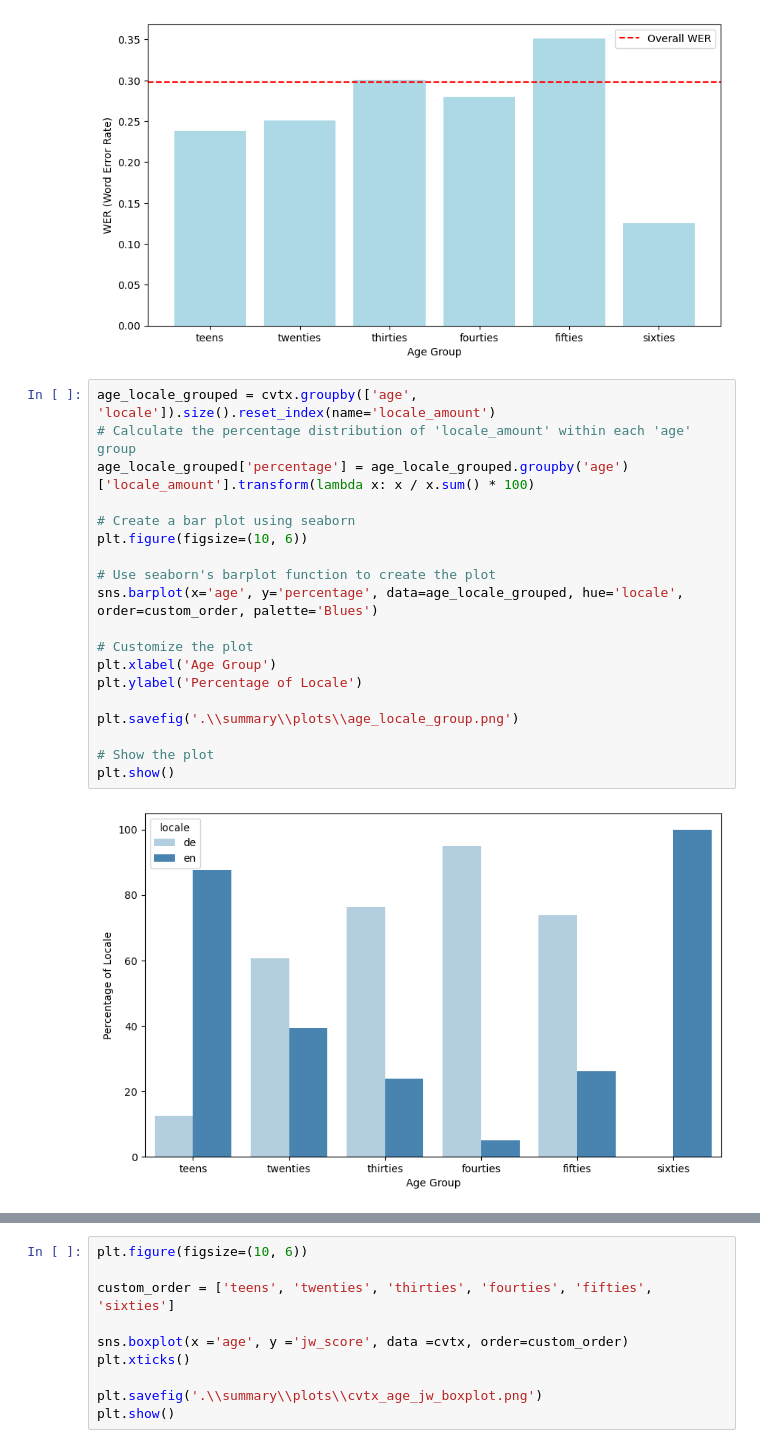
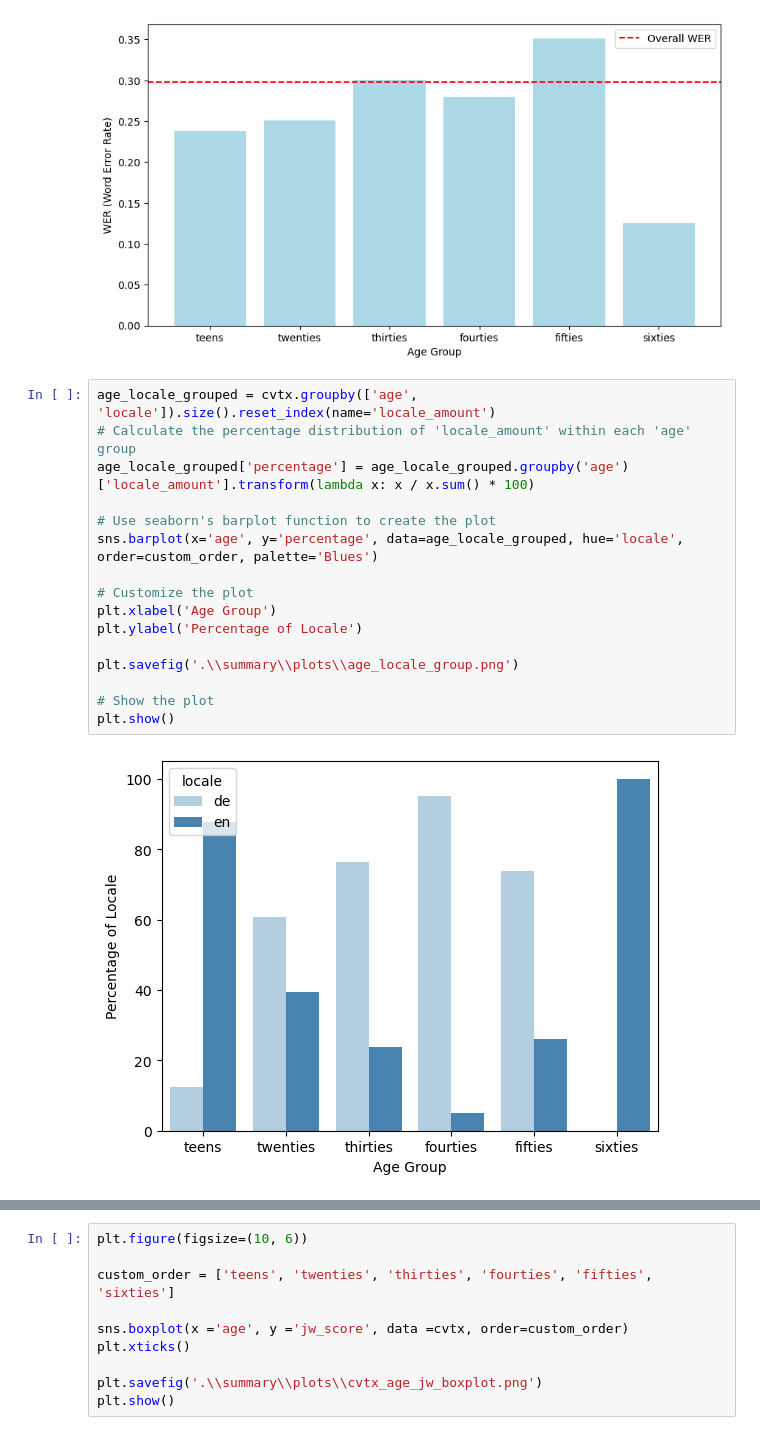
Before and after one commit to DrBilboArriba/ASR_and_science_podcasts, a Jupyter notebook: BA_ASR_and_science_podcasts.ipynb, the cells around one changed output, grey strips where cells are left out. Drawn from its saved outputs; the diff is of its cells as text.

```diff
--- a/BA_ASR_and_science_podcasts.ipynb
+++ b/BA_ASR_and_science_podcasts.ipynb
@@ -1178,21 +1178,18 @@ plt.show()
 # %%
 age_locale_grouped = cvtx.groupby(['age', 'locale']).size().reset_index(name='locale_amount')
 # Calculate the percentage distribution of 'locale_amount' within each 'age' group
 age_locale_grouped['percentage'] = age_locale_grouped.groupby('age')['locale_amount'].transform(lambda x: x / x.sum() * 100)
-
-# Create a bar plot using seaborn
-plt.figure(figsize=(10, 6))
 
 # Use seaborn's barplot function to create the plot
 sns.barplot(x='age', y='percentage', data=age_locale_grouped, hue='locale', order=custom_order, palette='Blues')
 
 # Customize the plot
 plt.xlabel('Age Group')
 plt.ylabel('Percentage of Locale')
 
 plt.savefig('.\\summary\\plots\\age_locale_group.png')
 
 # Show the plot
 plt.show()
 # %% [output]
-[figure, old version]
+[figure, new version]
```
Also changed, not shown: parts of 2 cells of this notebook.
